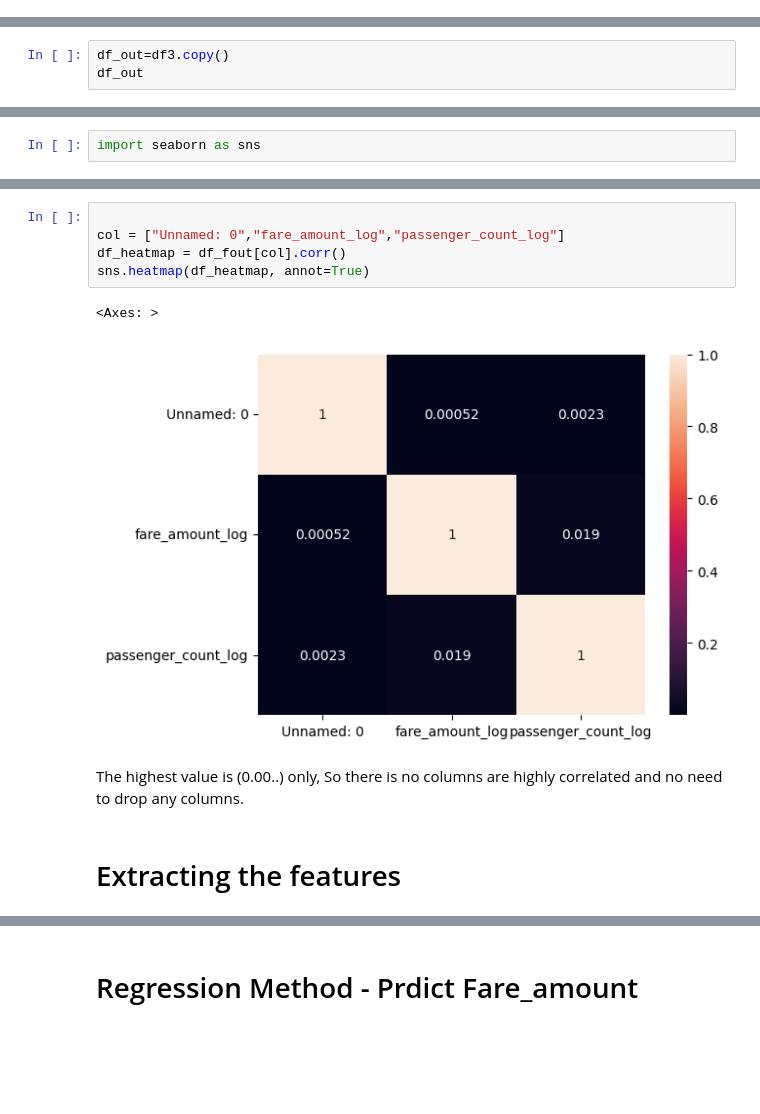
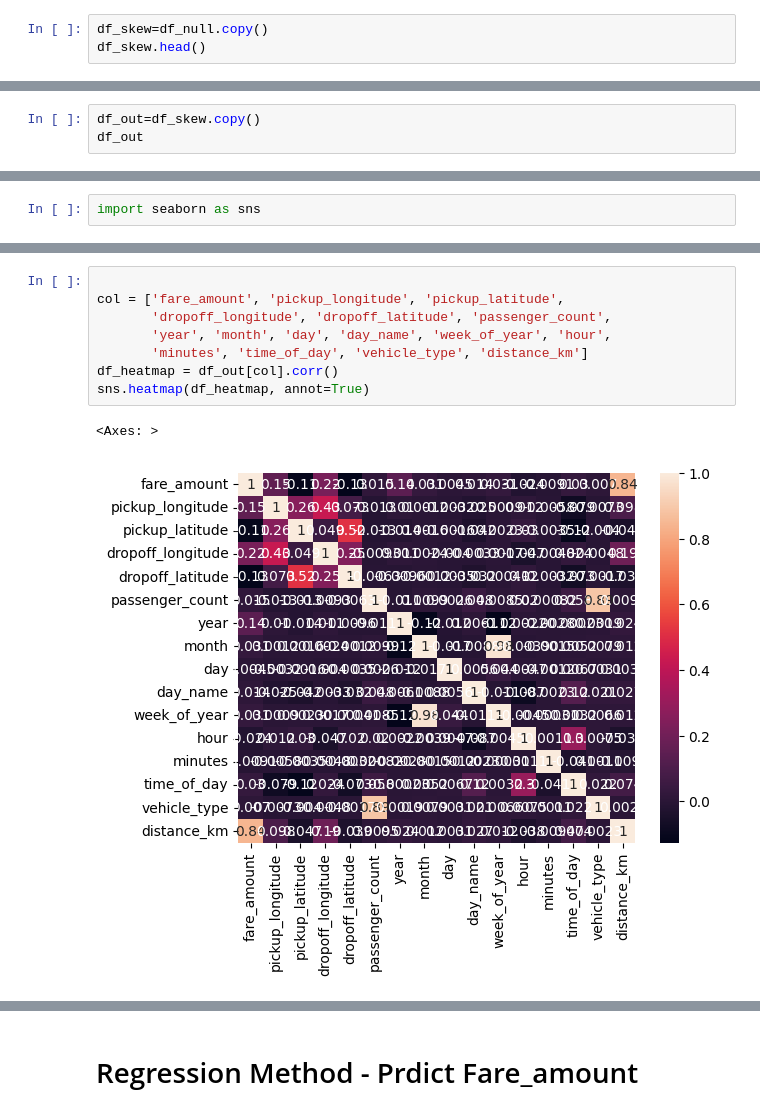
Before and after one commit to AJAYVISWA22/Uber-Fare-Prediction, a Jupyter notebook: Data_EXP.ipynb, the cells around one changed output, grey strips where cells are left out. Drawn from its saved outputs; the diff is of its cells as text; blank space fills up the shorter version.

```diff
--- a/Data_EXP.ipynb
+++ b/Data_EXP.ipynb
@@ -827,2 +825,5 @@ df1.describe().T
 # %% [markdown]
 # Skewness Handling
+# %%
+df_skew=df_null.copy()
+df_skew.head()
@@ -1074,6 +1081,6 @@ for i in ["fare_amount","fare_amount_log","passenger_count","passenger_count_log
 # %% [markdown]
 # Outliers Handling - Interquartile Range (IQR) method
 # %%
-df_out=df3.copy()
+df_out=df_skew.copy()
 df_out
 # %% [output]
@@ -1175,12 +1218,11 @@ import seaborn as sns
 # %%
 
-col = ["Unnamed: 0","fare_amount_log","passenger_count_log"]
-df_heatmap = df_fout[col].corr()
+col = ['fare_amount', 'pickup_longitude', 'pickup_latitude',
+       'dropoff_longitude', 'dropoff_latitude', 'passenger_count',
+       'year', 'month', 'day', 'day_name', 'week_of_year', 'hour',
+       'minutes', 'time_of_day', 'vehicle_type', 'distance_km']
+df_heatmap = df_out[col].corr()
 sns.heatmap(df_heatmap, annot=True)
 # %% [output]
 <Axes: >
-[figure, old version]
+[figure, new version]
-# %% [markdown]
-The highest value is (0.00..) only, So there is no columns are highly correlated and no need to drop any columns.
-# %% [markdown]
-# Extracting the features
```
Also changed, not shown: parts of 51 cells of this notebook.
